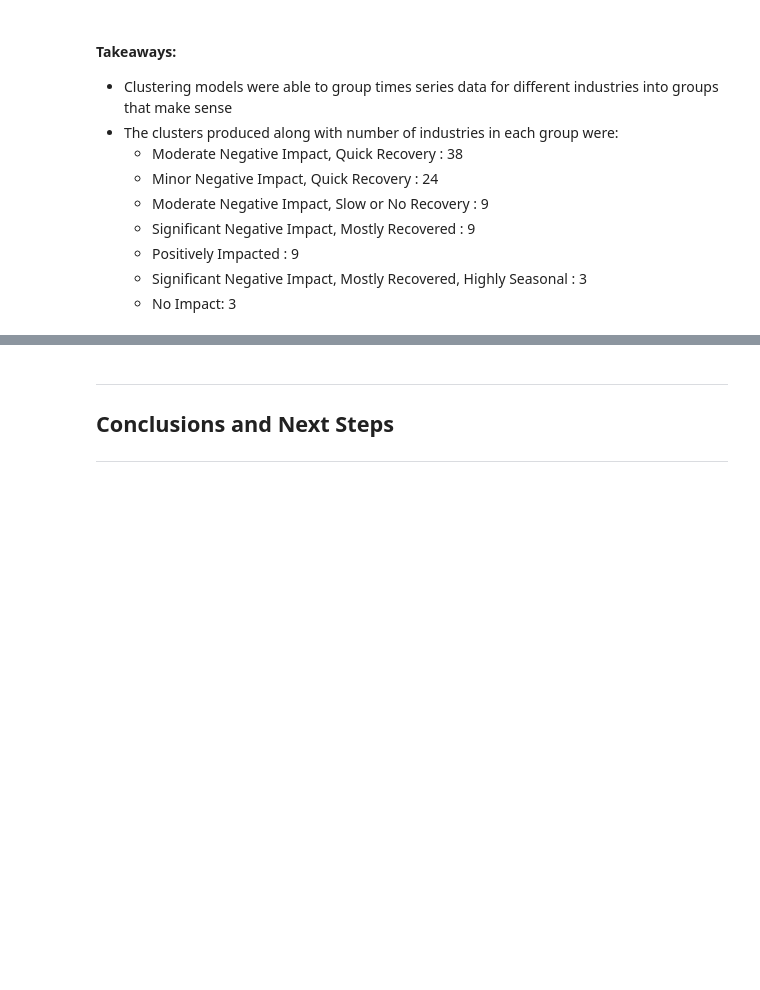
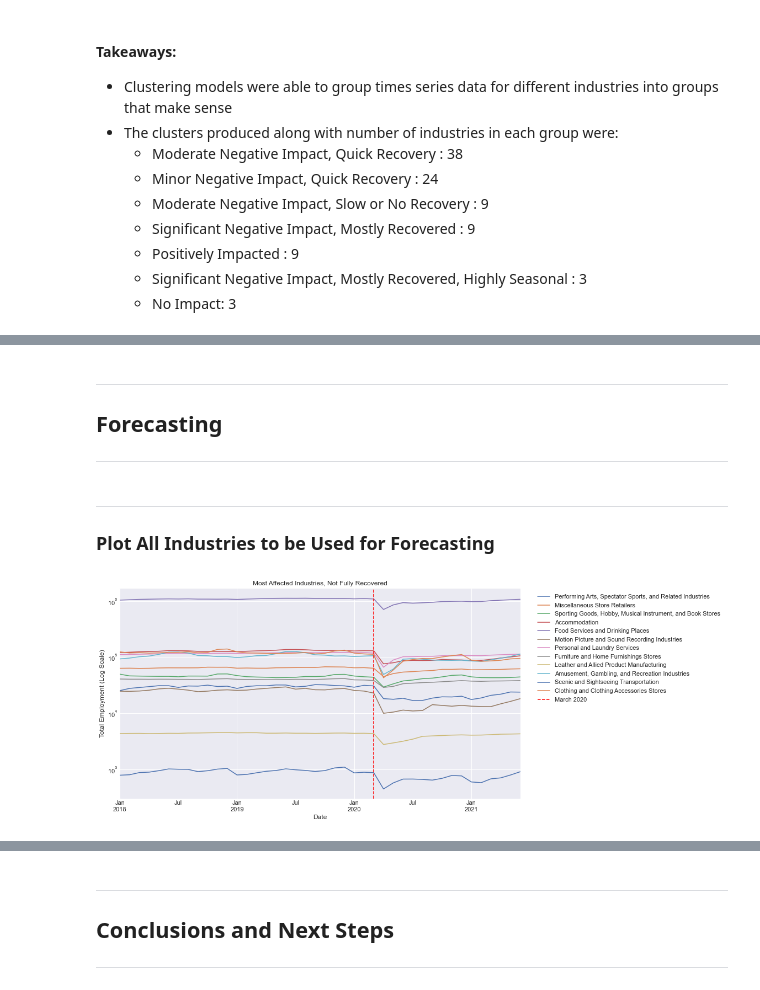
Before and after one commit to capstone-job-market-analysis/job-market-analysis, a Jupyter notebook: final_notebook.ipynb, the cells around one changed output, grey strips where cells are left out. Cells and saved outputs as stored; diff of their text form; code cells hidden in the pictures; blank space fills up the shorter version.

Commit message:
added forecasting and filled in missing parts of notebook

```diff
--- a/final_notebook.ipynb
+++ b/final_notebook.ipynb
@@ -355,0 +403,45 @@ char_df = e.load_cluster_and_plot_w_legend(loaded_model, scaled_char_df, char_df
+# %% [markdown]
+---
+## Forecasting
+---
+# %%
+# get dictionary with all industries
+# get all monthly data
+df = w.get_tx_forecasting_data()
+# subset data into a dictionary of dfs
+industry_df_dict, ind_list = w.create_df_dict_forecasting(df)
+# %%
+# list of industries I will forecast
+forecast_ind_list = [
+    'Performing Arts, Spectator Sports, and Related Industries',
+    'Miscellaneous Store Retailers ',
+    'Sporting Goods, Hobby, Musical Instrument, and Book Stores ',
+    'Accommodation',
+    'Food Services and Drinking Places',
+    'Motion Picture and Sound Recording Industries',
+    'Personal and Laundry Services',
+    'Furniture and Home Furnishings Stores ',
+    'Leather and Allied Product Manufacturing',
+    'Amusement, Gambling, and Recreation Industries',
+    'Scenic and Sightseeing Transportation',
+    'Clothing and Clothing Accessories Stores '
+]
+# %%
+# create dictionary of dfs for these industries
+forecast_ind_dict = {}
+for ind in forecast_ind_list:
+    forecast_ind_dict[ind] = industry_df_dict[ind]
+# %% [markdown]
+---
+### Plot All Industries to be Used for Forecasting
+# %%
+# take a look at industries
+for ind in forecast_ind_list:
+    forecast_ind_dict[ind]['2018' : ].plot(label=ind)
+plt.gca().set(ylabel = 'Total Employment (Log Scale)', title='Most Affected Industries, Not Fully Recovered')
+plt.gca().axvline(x='2020-03', color = 'red', linestyle = '--', label='March 2020')
+plt.yscale('log')
+plt.legend(bbox_to_anchor= (1.03,1))
+plt.show()
+# %% [output]
+[figure, added]
```
Also changed, not shown: parts of 58 cells of this notebook.
